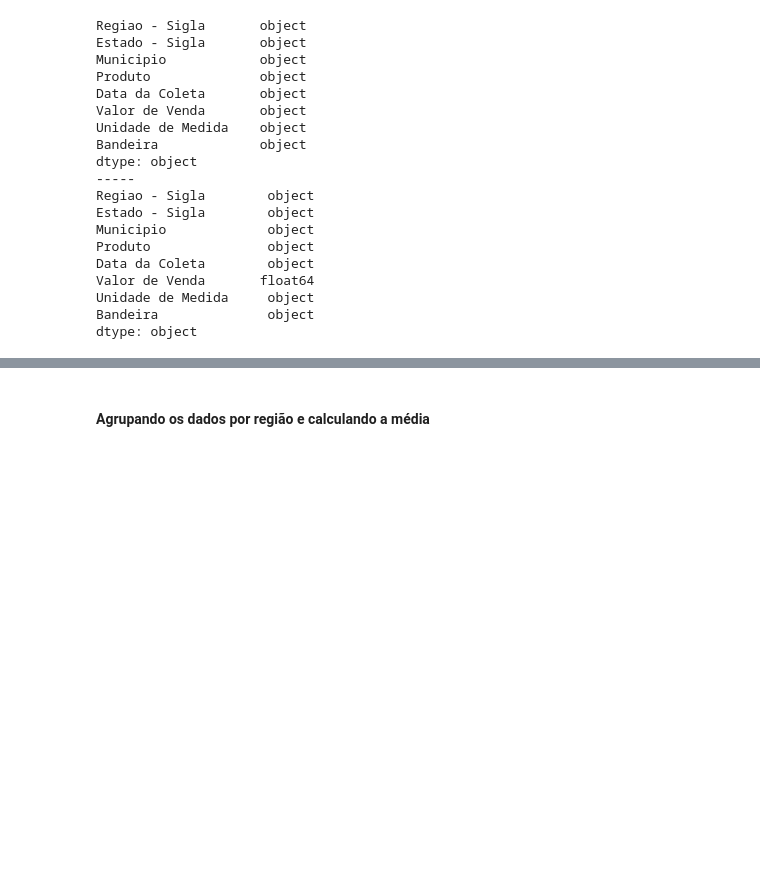
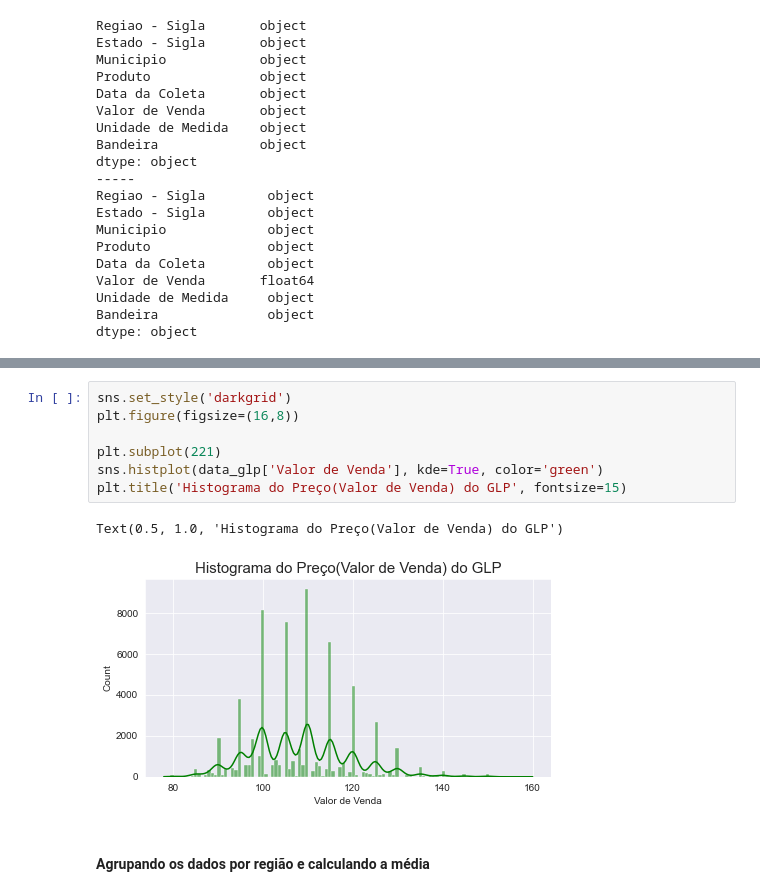
Before and after one commit to Prog-LucasAlves/Analise_Exploratoria_Dados, a Jupyter notebook: AED_03_GLP/glp.ipynb, the cells around one changed output, grey strips where cells are left out. Cells and saved outputs as stored; diff of their text form; blank space fills up the shorter version.

```diff
--- a/AED_03_GLP/glp.ipynb
+++ b/AED_03_GLP/glp.ipynb
@@ -125,3 +148,13 @@ dtype: object
+# %%
+sns.set_style('darkgrid')
+plt.figure(figsize=(16,8))
+
+plt.subplot(221)
+sns.histplot(data_glp['Valor de Venda'], kde=True, color='green')
+plt.title('Histograma do Preço(Valor de Venda) do GLP', fontsize=15)
+# %% [output]
+Text(0.5, 1.0, 'Histograma do Preço(Valor de Venda) do GLP')
+[figure, added]
 # %% [markdown]
 #### Agrupando os dados por região e calculando a média
 # %%
```
Also changed, not shown: parts of 7 cells of this notebook, 6 other files.
